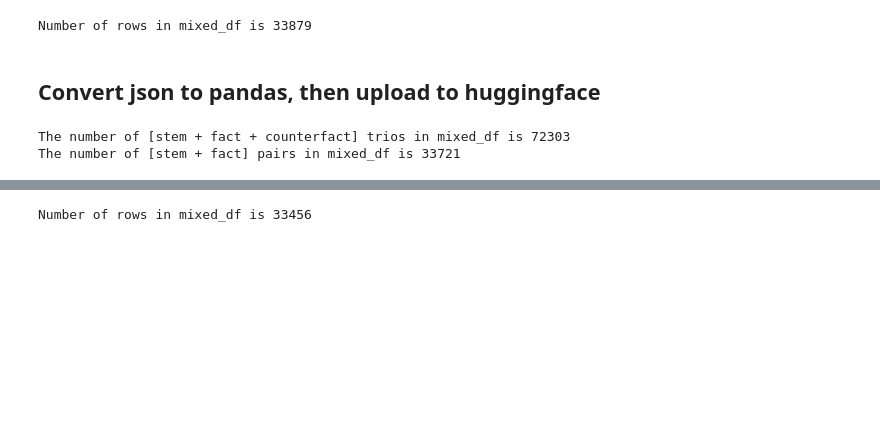
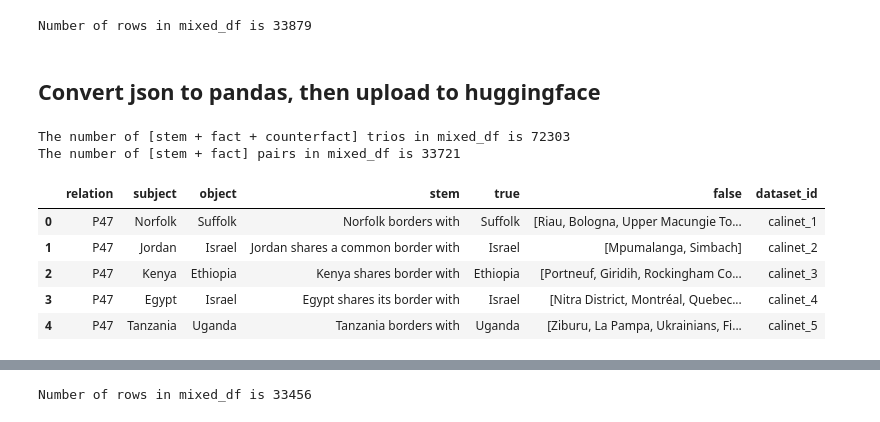
Before and after one commit to daniel-furman/polyglot-or-not, a Jupyter notebook: notebooks/fact_checking_dataset_caching.ipynb, the cells around one changed output, grey strips where cells are left out. Saved outputs shown, nothing was run; the diff lists cells and outputs as text; code cells hidden in the pictures; blank space fills up the shorter version.

```diff
--- a/notebooks/fact_checking_dataset_caching.ipynb
+++ b/notebooks/fact_checking_dataset_caching.ipynb
@@ -476,6 +482,15 @@ mixed_df['dataset_id'] = ids
 mixed_df.drop(['fact_id', 'case_id', 'dataset_original'], axis=1, inplace=True)
 # %%
 assert(not mixed_df.isnull().values.any())
+# %%
+mixed_df.head()
+# %% [output]
+|  | relation | subject | object | stem | true | false | dataset_id |
+| 0 | P47 | Norfolk | Suffolk | Norfolk borders with | Suffolk | [Riau, Bologna, Upper Macungie To... | calinet_1 |
+| 1 | P47 | Jordan | Israel | Jordan shares a common border with | Israel | [Mpumalanga, Simbach] | calinet_2 |
+| 2 | P47 | Kenya | Ethiopia | Kenya shares border with | Ethiopia | [Portneuf, Giridih, Rockingham Co... | calinet_3 |
+| 3 | P47 | Egypt | Israel | Egypt shares its border with | Israel | [Nitra District, Montréal, Quebec... | calinet_4 |
+| 4 | P47 | Tanzania | Uganda | Tanzania borders with | Uganda | [Ziburu, La Pampa, Ukrainians, Fi... | calinet_5 |
 # %%
 # re-arrange cols
 mixed_df = mixed_df[['dataset_id', 'stem', 'true', 'false', 'relation', 'subject', 'object' ]]
```
Also changed, not shown: parts of 17 cells of this notebook.
